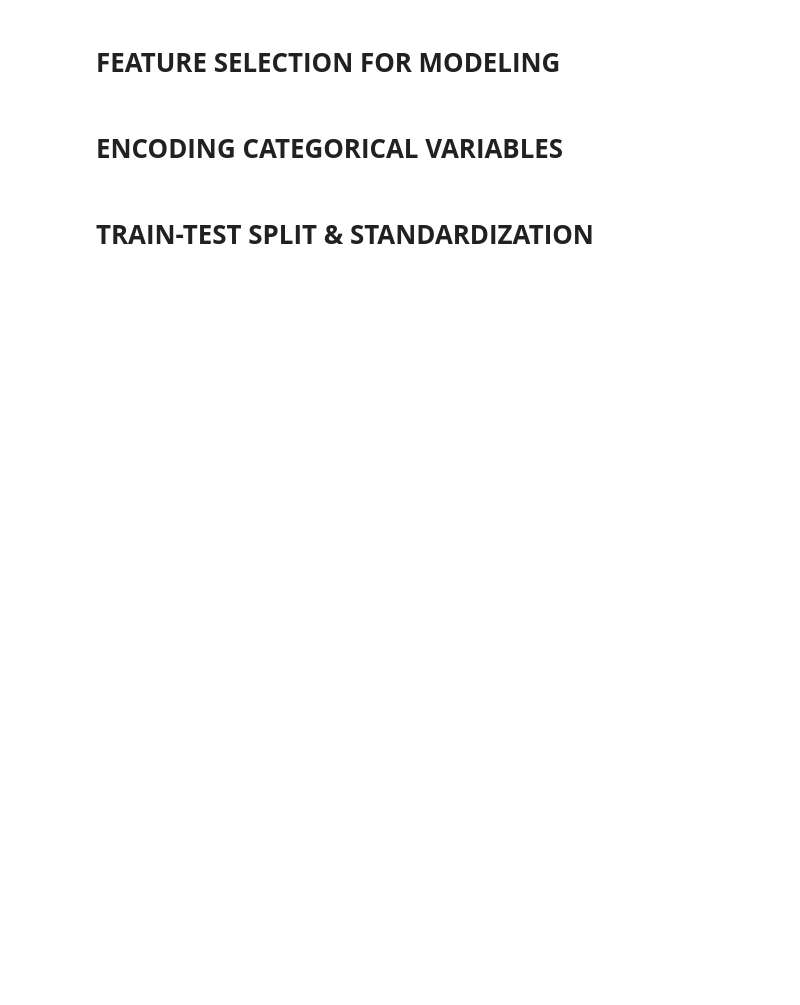
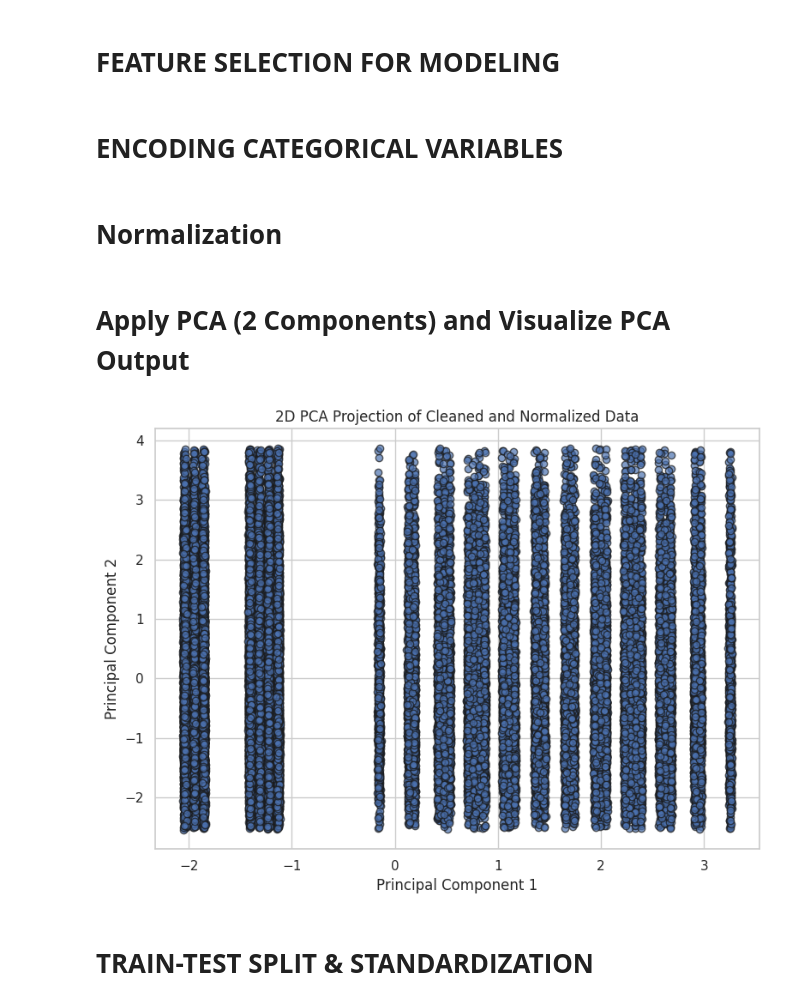
Before and after one commit to AliTarek-1/Deep-Learning-Project, a Jupyter notebook: Project_DeepLearning_Mobile_&_Laptops_sales.ipynb, the cells around one changed output. Cells and saved outputs as stored; diff of their text form; code cells hidden in the pictures; blank space fills up the shorter version.

```diff
--- a/Project_DeepLearning_Mobile_&_Laptops_sales.ipynb
+++ b/Project_DeepLearning_Mobile_&_Laptops_sales.ipynb
@@ -391,0 +396,2 @@ plt.show()
+# %%
+df_cleaned = df[~((df['Product'] == 'Mobile Phone') & (df['CPU'].isna() | df['SSD'].isna()))]
@@ -392,3 +400,16 @@ plt.show()
+# %%
+def convert_storage(value):
+    if pd.isna(value):
+        return None
+    value = value.strip().upper()
+    if 'TB' in value:
+        return float(value.replace('TB', '')) * 1024
+    elif 'GB' in value:
+        return float(value.replace('GB', ''))
+    return None
+
+for col in ['RAM', 'ROM', 'SSD']:
+    df_cleaned[col] = df_cleaned[col].apply(convert_storage)
 # %% [markdown]
 # **FEATURE SELECTION FOR MODELING**
 # %%
@@ -404,5 +425,28 @@ for col in ['Product', 'Brand', 'Region', 'CPU', 'Processor Specification', 'RAM
     le = LabelEncoder()
     df_model[col] = le.fit_transform(df_model[col])
     label_encoders[col] = le
+# %% [markdown]
+# **Normalization**
+# %%
+scaler = StandardScaler()
+df_model.dropna(inplace=True)
+normalized_data = scaler.fit_transform(df_model)
+# %% [markdown]
+# **Apply PCA (2 Components) and Visualize PCA Output**
+# %%
+pca = PCA(n_components=2)
+pca_data = pca.fit_transform(normalized_data)
+df_pca = pd.DataFrame(pca_data, columns=['PCA1', 'PCA2'])
+# %%
+plt.figure(figsize=(8, 6))
+plt.scatter(df_pca['PCA1'], df_pca['PCA2'], alpha=0.7, edgecolor='k')
+plt.title("2D PCA Projection of Cleaned and Normalized Data")
+plt.xlabel("Principal Component 1")
+plt.ylabel("Principal Component 2")
+plt.grid(True)
+plt.tight_layout()
+plt.show()
+# %% [output]
+[figure, added]
 # %% [markdown]
 # **TRAIN-TEST SPLIT & STANDARDIZATION**
```
Also changed, not shown: parts of 30 cells of this notebook.
